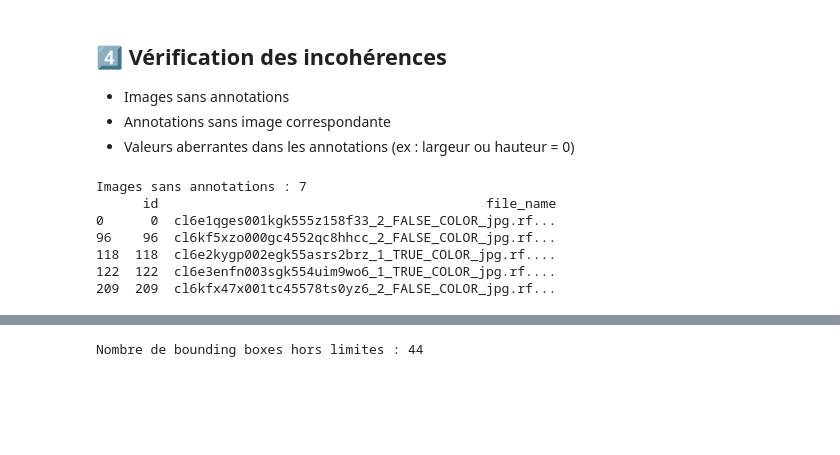
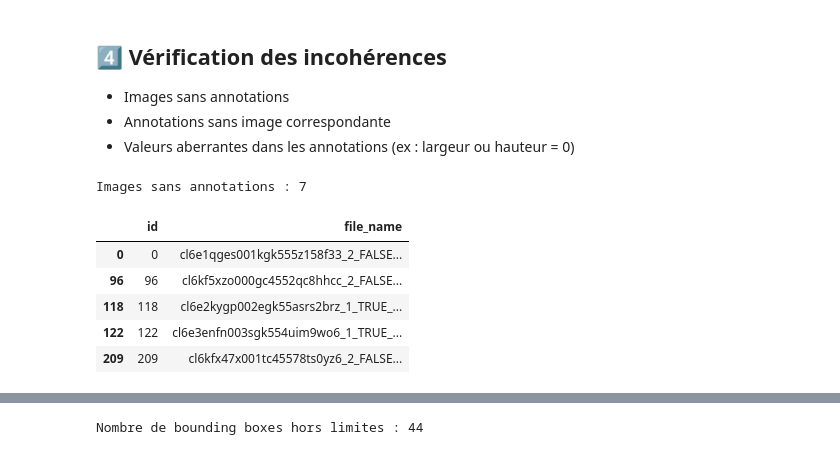
Before and after one commit to Thibaud34/detection-incendies, a Jupyter notebook: exploration.ipynb, the cells around one changed output, grey strips where cells are left out. Drawn from its saved outputs; the diff is of its cells as text; code cells hidden in the pictures; blank space fills up the shorter version.

```diff
--- a/exploration.ipynb
+++ b/exploration.ipynb
@@ -99,23 +98,18 @@ dtype: float64
 - Images sans annotations
 - Annotations sans image correspondante
 - Valeurs aberrantes dans les annotations (ex : largeur ou hauteur = 0)
-# %%
-
-# 4️⃣ Vérification des incohérences
-
-import pandas as pd
-
-# 1️ Images sans annotations
-images_with_annotations = annotations_df['image_id'].unique() # .unique: obtenir les valeurs uniques
-images_no_annotations = images_df[~images_df['id'].isin(images_with_annotations)] # ~ : négation, isin: vérifier si l'id de l'image est dans la liste des images avec annotations
-print("Images sans annotations :", len(images_no_annotations))
-print(images_no_annotations[['id', 'file_name']].head())
-# %% [output]
-Images sans annotations : 7
-      id                                          file_name
-0      0  cl6e1qges001kgk555z158f33_2_FALSE_COLOR_jpg.rf...
-96    96  cl6kf5xzo000gc4552qc8hhcc_2_FALSE_COLOR_jpg.rf...
-118  118  cl6e2kygp002egk55asrs2brz_1_TRUE_COLOR_jpg.rf....
-122  122  cl6e3enfn003sgk554uim9wo6_1_TRUE_COLOR_jpg.rf....
-209  209  cl6kfx47x001tc45578ts0yz6_2_FALSE_COLOR_jpg.rf...
+# %%
+# 4.1 Images sans annotations
+images_with_annotations = annotations_df['image_id'].unique()
+images_no_annotations = images_df[~images_df['id'].isin(images_with_annotations)]
+print("Images sans annotations :", len(images_no_annotations))
+display(images_no_annotations[['id', 'file_name']].head())
+# %% [output]
+Images sans annotations : 7
+|  | id | file_name |
+| 0 | 0 | cl6e1qges001kgk555z158f33_2_FALSE... |
+| 96 | 96 | cl6kf5xzo000gc4552qc8hhcc_2_FALSE... |
+| 118 | 118 | cl6e2kygp002egk55asrs2brz_1_TRUE_... |
+| 122 | 122 | cl6e3enfn003sgk554uim9wo6_1_TRUE_... |
+| 209 | 209 | cl6kfx47x001tc45578ts0yz6_2_FALSE... |
 # %%
```
Also changed, not shown: parts of 19 cells of this notebook, 1 other file.
